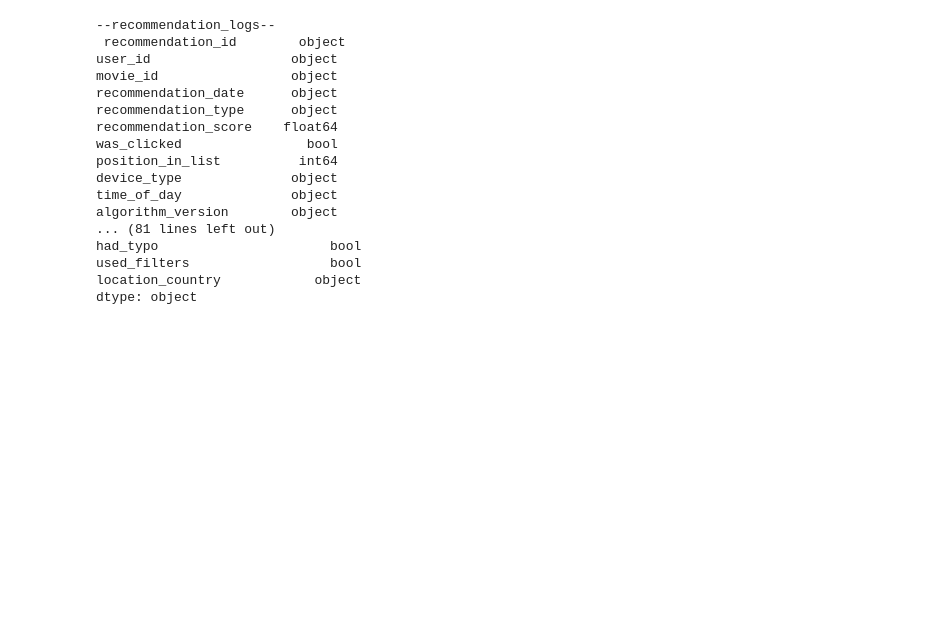
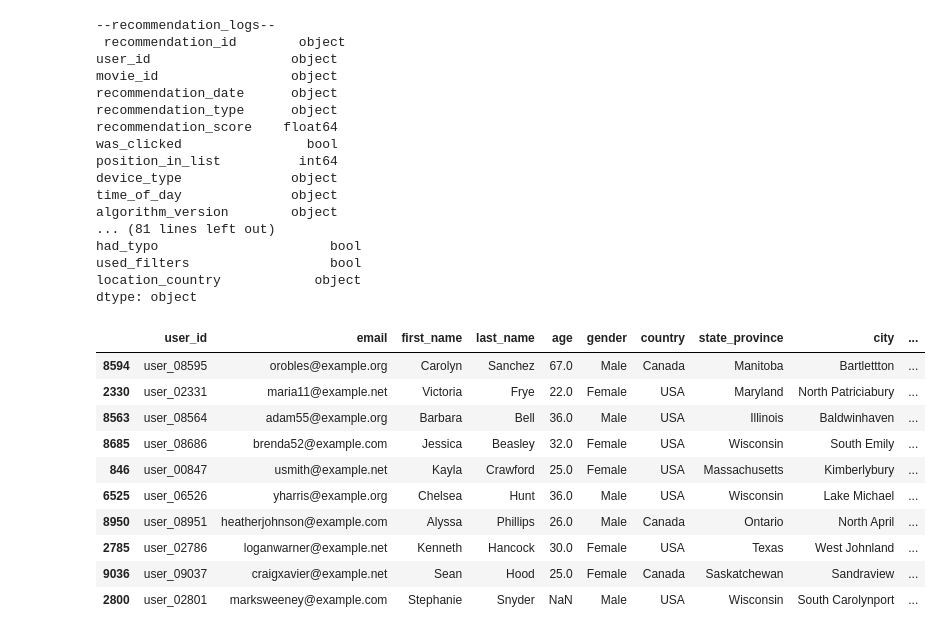
Before and after one commit to qlfzn/netflix-data-pipeline, a Jupyter notebook: notebook/eda.ipynb, the cells around one changed output. Saved outputs shown, nothing was run; the diff lists cells and outputs as text; code cells hidden in the pictures; blank space fills up the shorter version.

```diff
--- a/notebook/eda.ipynb
+++ b/notebook/eda.ipynb
@@ -58,3 +58,17 @@ had_typo                      bool
 used_filters                  bool
 location_country            object
 dtype: object
+# %%
+dataframes["users"].sample(10)
+# %% [output]
+|  | user_id | email | first_name | last_name | age | gender | country | state_province | city | ... |
+| 8594 | user_08595 | orobles@example.org | Carolyn | Sanchez | 67.0 | Male | Canada | Manitoba | Bartlettton | ... |
+| 2330 | user_02331 | maria11@example.net | Victoria | Frye | 22.0 | Female | USA | Maryland | North Patriciabury | ... |
+| 8563 | user_08564 | adam55@example.org | Barbara | Bell | 36.0 | Male | USA | Illinois | Baldwinhaven | ... |
+| 8685 | user_08686 | brenda52@example.com | Jessica | Beasley | 32.0 | Female | USA | Wisconsin | South Emily | ... |
+| 846 | user_00847 | usmith@example.net | Kayla | Crawford | 25.0 | Female | USA | Massachusetts | Kimberlybury | ... |
+| 6525 | user_06526 | yharris@example.org | Chelsea | Hunt | 36.0 | Male | USA | Wisconsin | Lake Michael | ... |
+| 8950 | user_08951 | heatherjohnson@example.com | Alyssa | Phillips | 26.0 | Male | Canada | Ontario | North April | ... |
+| 2785 | user_02786 | loganwarner@example.net | Kenneth | Hancock | 30.0 | Female | USA | Texas | West Johnland | ... |
+| 9036 | user_09037 | craigxavier@example.net | Sean | Hood | 25.0 | Female | Canada | Saskatchewan | Sandraview | ... |
+| 2800 | user_02801 | marksweeney@example.com | Stephanie | Snyder | NaN | Male | USA | Wisconsin | South Carolynport | ... |
```
Also changed, not shown: parts of 6 cells of this notebook, 4 other files.
